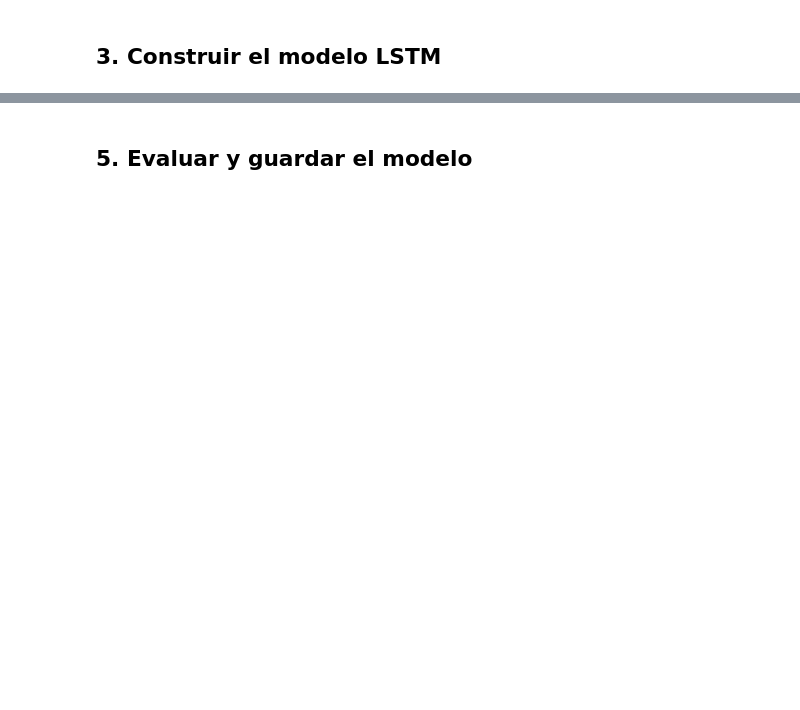
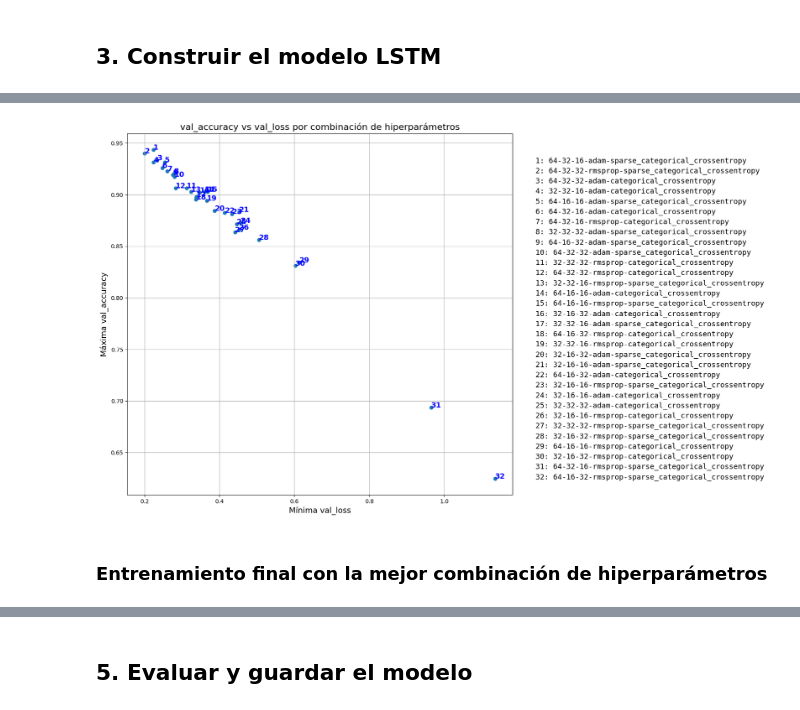
Before and after one commit to EndymionK/SignLang-Numbers-Recognizer, a Jupyter notebook: Notebooks/02 Modelado.ipynb, the cells around one changed output, grey strips where cells are left out. Drawn from its saved outputs; the diff is of its cells as text; code cells hidden in the pictures; blank space fills up the shorter version.

```diff
--- a/Notebooks/02 Modelado.ipynb
+++ b/Notebooks/02 Modelado.ipynb
@@ -15,11 +18,12 @@ from tensorflow import keras
 ## 1. Cargar los landmarks y preparar los datos
 # %%
 # Ruta al archivo CSV de landmarks
-landmarks_csv = os.path.join("preprocessed_numbers", "landmarks.csv")
+landmarks_csv = os.path.join("..", "preprocessed_numbers", "landmarks.csv")
+if not os.path.exists(landmarks_csv):
+	raise FileNotFoundError(f"El archivo {landmarks_csv} no existe. Verifica la ruta y que el archivo haya sido generado en el preprocesamiento.")
 df = pd.read_csv(landmarks_csv)
 
-# Solo usamos las clases numéricas (0-9)
-df = df[df["class"].isin([str(i) for i in range(10)])].reset_index(drop=True)
+df = df[df["class"].isin([str(i) for i in range(11)])].reset_index(drop=True)
 
 # Extraer X (landmarks) y y (clase)
 X = df[[f"lm_{i}" for i in range(63)]].values.astype(np.float32)
@@ -66,12 +54,0 @@ model.summary()
-# %%
-callbacks = [
-    keras.callbacks.EarlyStopping(patience=5, restore_best_weights=True)
-]
-
-history = model.fit(
-    X_train, y_train,
-    validation_data=(X_val, y_val),
-    epochs=40,
-    batch_size=32,
-    callbacks=callbacks
-)
@@ -77,0 +141,30 @@ history = model.fit(
+# %%
+x_loss = [min(r["history"]["val_loss"]) for r in results]
+y_acc = [max(r["history"]["val_accuracy"]) for r in results]
+ids = list(range(1, len(results) + 1))
+labels = [
+    f"{r['units1']}-{r['units2']}-{r['dense_units']}-{r['optimizer']}-{r['loss']}"
+    for r in results
+]
+
+fig, ax = plt.subplots(figsize=(14, 10))
+ax.scatter(x_loss, y_acc)
+
+for i, idnum in enumerate(ids):
+    ax.annotate(str(idnum), (x_loss[i], y_acc[i]), fontsize=13, weight='bold', color='blue')
+
+ax.set_xlabel("Mínima val_loss", fontsize=14)
+ax.set_ylabel("Máxima val_accuracy", fontsize=14)
+ax.set_title("val_accuracy vs val_loss por combinación de hiperparámetros", fontsize=16)
+ax.grid(True)
+
+# Mostrar la leyenda a la derecha, más cerca y con fuente más grande
+legend_text = "\n".join([f"{idnum}: {label}" for idnum, label in zip(ids, labels)])
+fig.text(0.78, 0.5, legend_text, fontsize=13, va='center', ha='left', linespacing=1.5, family='monospace')
+
+plt.tight_layout(rect=[0,0,0.75,1])
+plt.show()
+# %% [output]
+[figure, added]
+# %% [markdown]
+### Entrenamiento final con la mejor combinación de hiperparámetros
```
Also changed, not shown: parts of 11 cells of this notebook, 4 other files.
